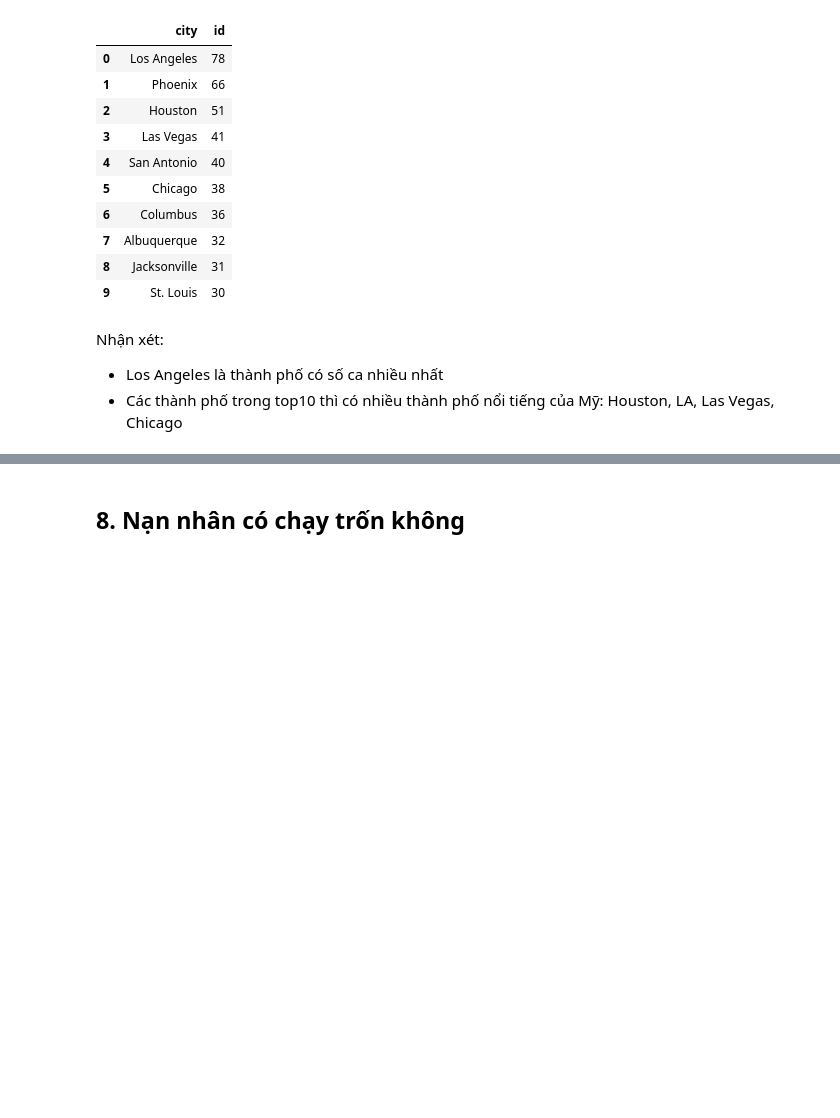
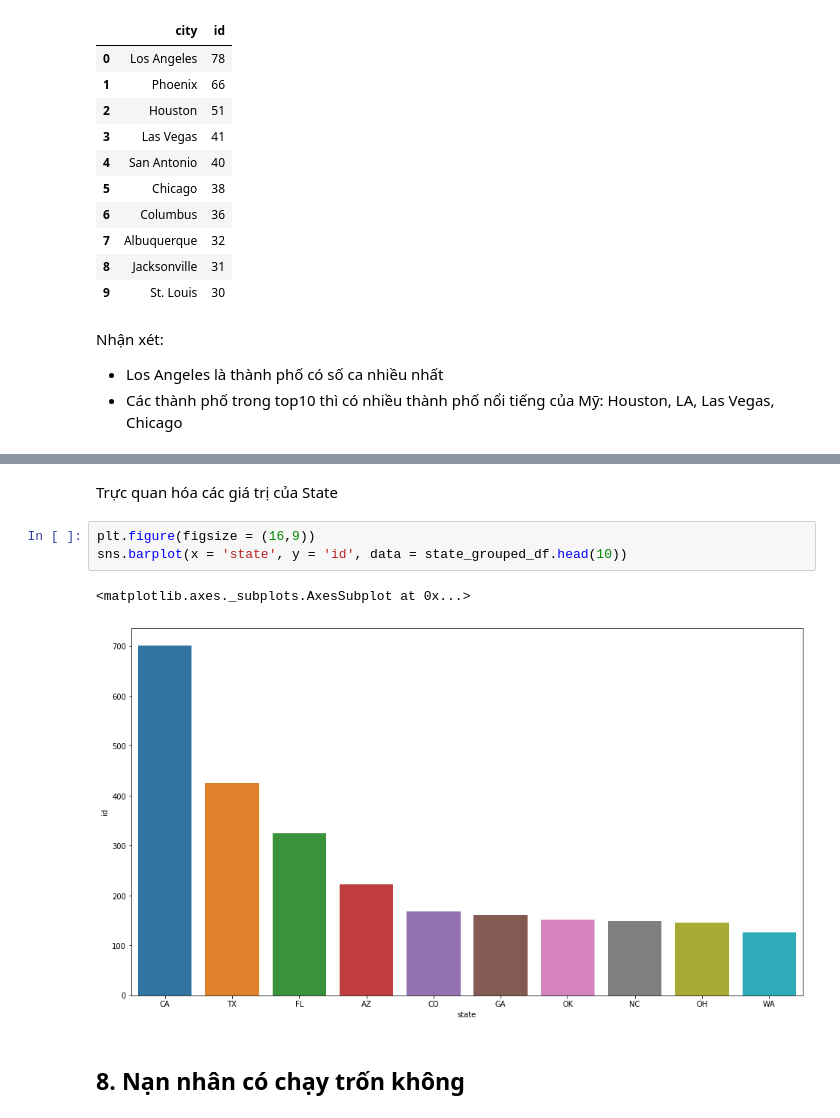
Before and after one commit to ntnhan54/LTKHDL_FinalProject, a Jupyter notebook: 1712631-NguyenThanhNhan.ipynb, the cells around one changed output, grey strips where cells are left out. Saved outputs shown, nothing was run; the diff lists cells and outputs as text; blank space fills up the shorter version.

```diff
--- a/1712631-NguyenThanhNhan.ipynb
+++ b/1712631-NguyenThanhNhan.ipynb
@@ -498,3 +517,11 @@ Nhận xét:
+# %% [markdown]
+Trực quan hóa các giá trị của State
+# %%
+plt.figure(figsize = (16,9))
+sns.barplot(x = 'state', y = 'id', data = state_grouped_df.head(10))
+# %% [output]
+<matplotlib.axes._subplots.AxesSubplot at 0x...>
+[figure, added]
 # %% [markdown]
 ## 8. Nạn nhân có chạy trốn không
 # %% [markdown]
```
Also changed, not shown: parts of 29 cells of this notebook.
